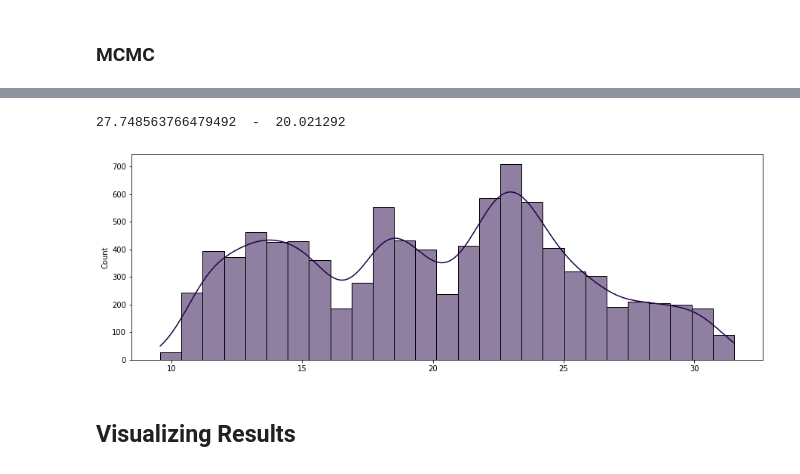
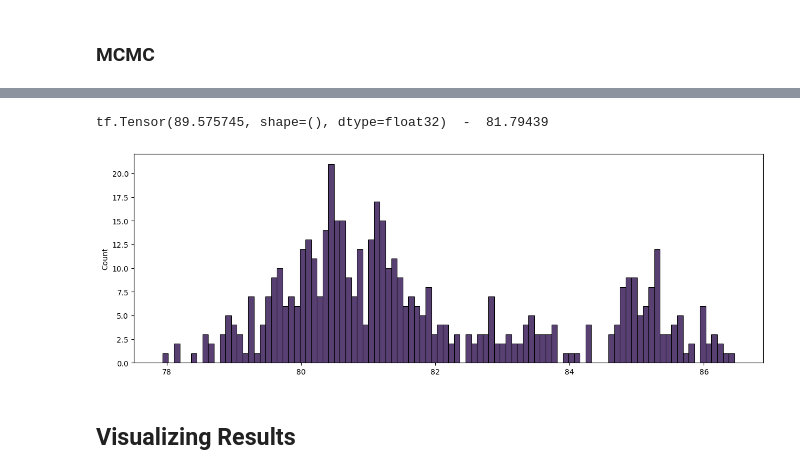
Before and after one commit to yemsnucleus/NEGFC, a Jupyter notebook: negfc_gpu.ipynb, the cells around one changed output, grey strips where cells are left out. Cells and saved outputs as stored; diff of their text form; code cells hidden in the pictures.

```diff
--- a/negfc_gpu.ipynb
+++ b/negfc_gpu.ipynb
@@ -181,3 +170,4 @@ model.compile(loss_fn=custom_loss_w, optimizer=Adam(1))
 # %%
-hist = model.fit(dataset, epochs=200)
+%%time
+hist = model.fit(dataset, epochs=300, verbose=1)
 # %% [output]
@@ -206,7 +214,7 @@ plt.plot(hist.history['loss'])
 # %%
 x = model.trainable_variables[0]
 y = model.trainable_variables[1]
-flux = model.trainable_variables[2][0]*(maxv[0]-minv[0]) + minv[0]
-flux = flux[0][0]
+flux = model.trainable_variables[2]#*(maxv[0]-minv[0]) + minv[0]
+flux = flux[0]
 print('flux: {}'.format(flux))
 # %% [output]
@@ -371,11 +382,11 @@ def run_chain(initial_state, fwhm, cube, normalized_psf, rot_ang, num_results=10
 init_state = [flux]
 
 results = run_chain_only_flux(init_state,
-                               table.iloc[0]['x'],
-                               table.iloc[0]['y'],
-                               table.iloc[0]['fwhm_mean'],
-                               cube[0],
-                               normalized_psf[0],
-                               rot_ang,
-                               num_results=10000)
+                              x,
+                              y,
+                              table.iloc[0]['fwhm_mean'],
+                              cube[0],
+                              normalized_psf[0],
+                              rot_ang,
+                              num_results=500)
 # %% [output]
@@ -386,23 +396,25 @@ ValueError: in user code:
 # %%
-start = 800
+start = 0
 samples = [r[start:] for r in results.all_states]
 opt_values = [np.mean(samples_chain) for samples_chain in samples]
 
 for initial_val, final_val in zip(init_state, opt_values):
     print(initial_val,' - ', final_val)
 # %% [output]
-27.748563766479492  -  20.021292
+tf.Tensor(89.575745, shape=(), dtype=float32)  -  81.79439
 # %%
 import seaborn as sns
 fig, axes = plt.subplots(1, len(init_state), figsize=(15,5))
 if len(init_state)>1:
     axes = axes.flatten()
 else:
     axes = [axes]
+
 for i, r in enumerate(samples):
-    sns.histplot(r, ax=axes[i], kde=True, color='#200044')
+    sns.histplot(np.ravel(r) , ax=axes[i], kde=False, bins=100, color='#200044')
+    break
 # %% [output]
-[figure, old version]
+[figure, new version]
 # %% [markdown]
 ## Visualizing Results
 # %%
```
Also changed, not shown: parts of 26 cells of this notebook, 2 other files.
